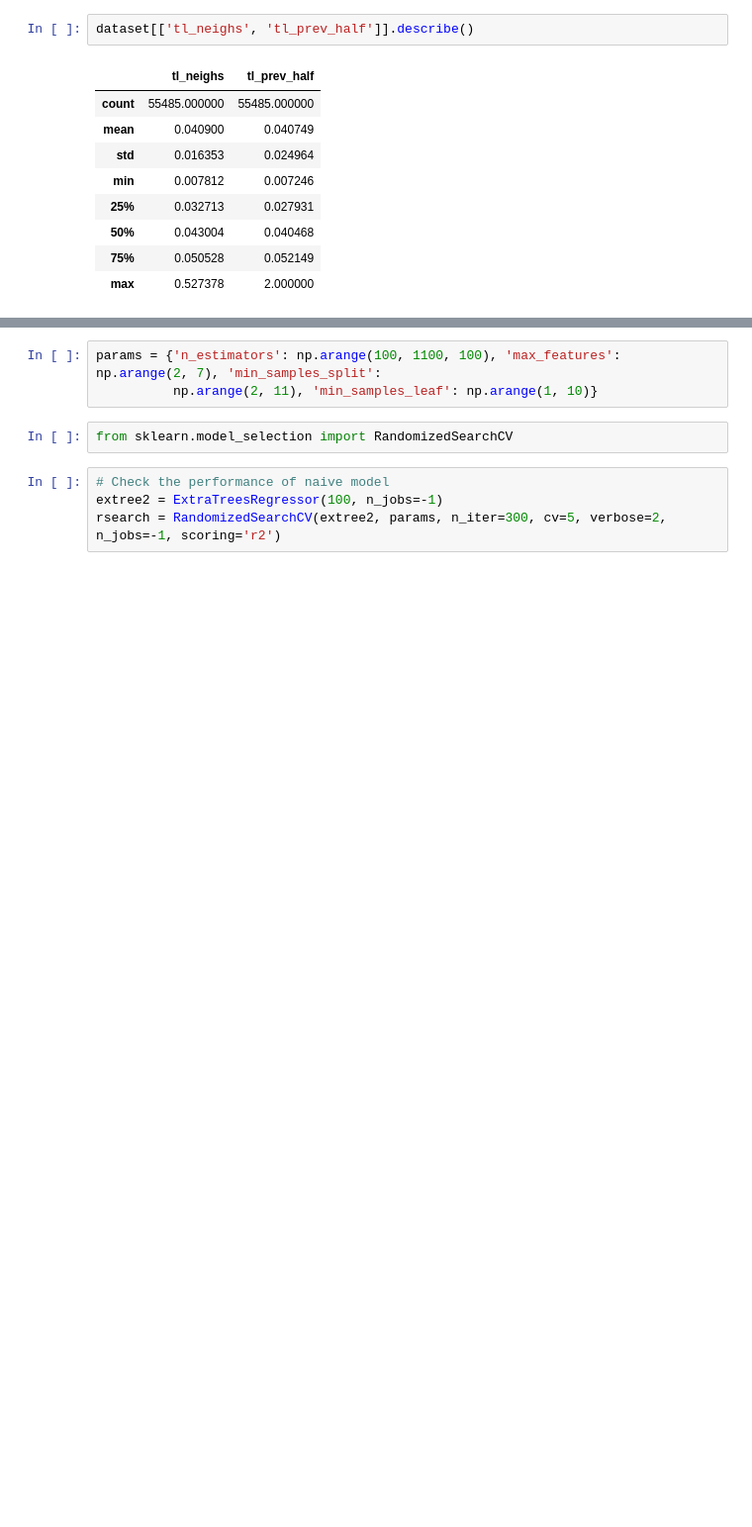
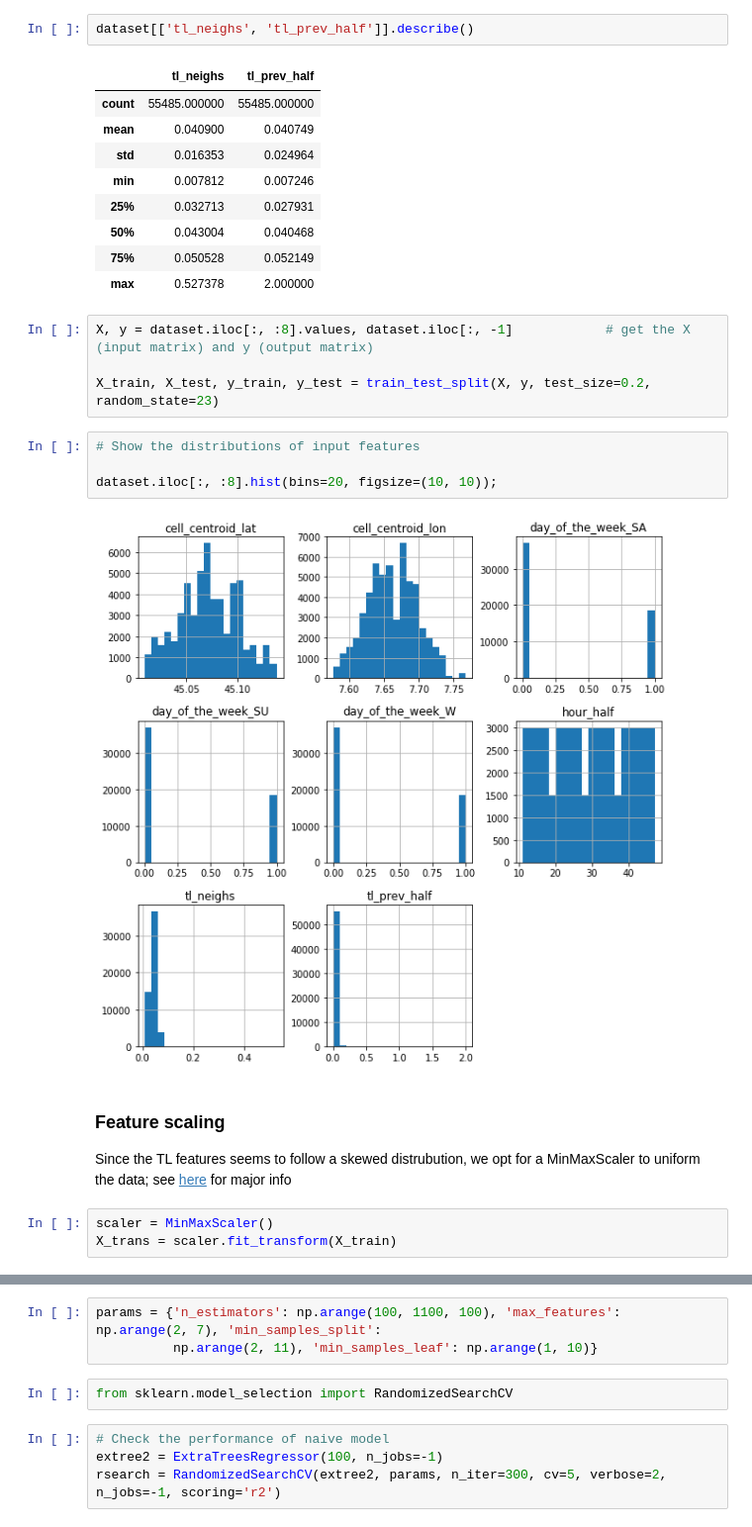
Before and after one commit to Vem-Solutions-spa/dataset_vem_5t_traffic_analysis, a Jupyter notebook: 02_Exploratory_analysis.ipynb, the cells around one changed output, grey strips where cells are left out. Shown at 99% size. Cells and saved outputs as stored; diff of their text form; blank space fills up the shorter version.

```diff
--- a/02_Exploratory_analysis.ipynb
+++ b/02_Exploratory_analysis.ipynb
@@ -936,3 +768,19 @@ dataset[['tl_neighs', 'tl_prev_half']].describe()
 | 50% | 0.043004 | 0.040468 |
 | 75% | 0.050528 | 0.052149 |
 | max | 0.527378 | 2.000000 |
+# %%
+X, y = dataset.iloc[:, :8].values, dataset.iloc[:, -1]            # get the X (input matrix) and y (output matrix)
+
+X_train, X_test, y_train, y_test = train_test_split(X, y, test_size=0.2, random_state=23)
+# %%
+# Show the distributions of input features
+
+dataset.iloc[:, :8].hist(bins=20, figsize=(10, 10));
+# %% [output]
+[figure, added]
+# %% [markdown]
+### Feature scaling
+Since the TL features seems to follow a skewed distrubution, we opt for a MinMaxScaler to uniform the data; see [here](http://benalexkeen.com/feature-scaling-with-scikit-learn/) for major info
+# %%
+scaler = MinMaxScaler()
+X_trans = scaler.fit_transform(X_train)
```
Also changed, not shown: parts of 78 cells of this notebook, 1 other file.
